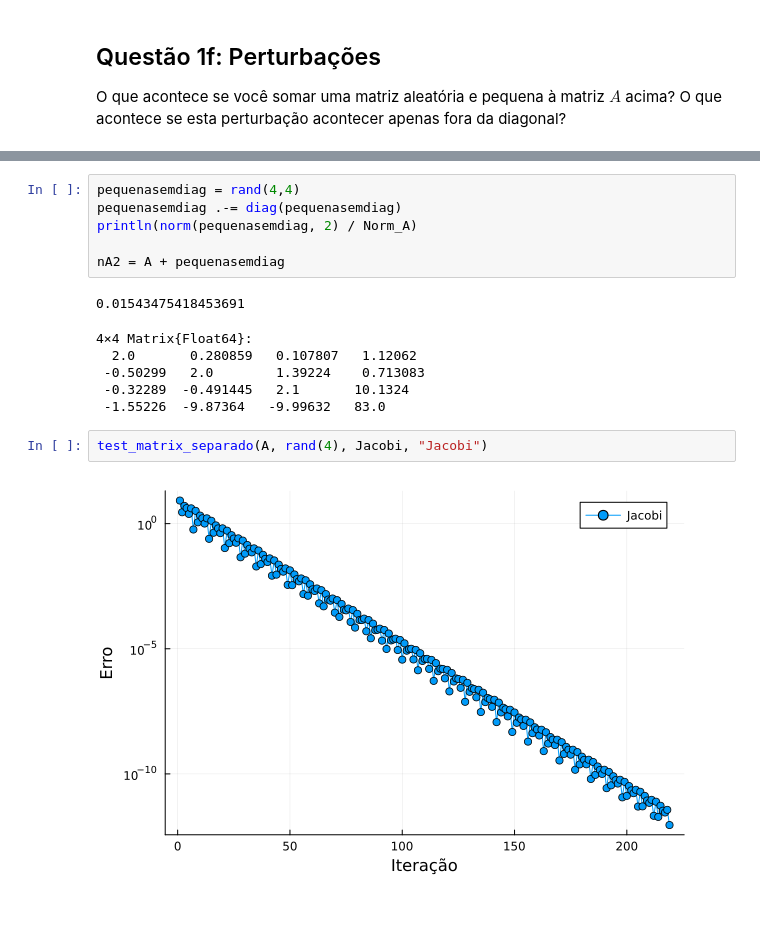
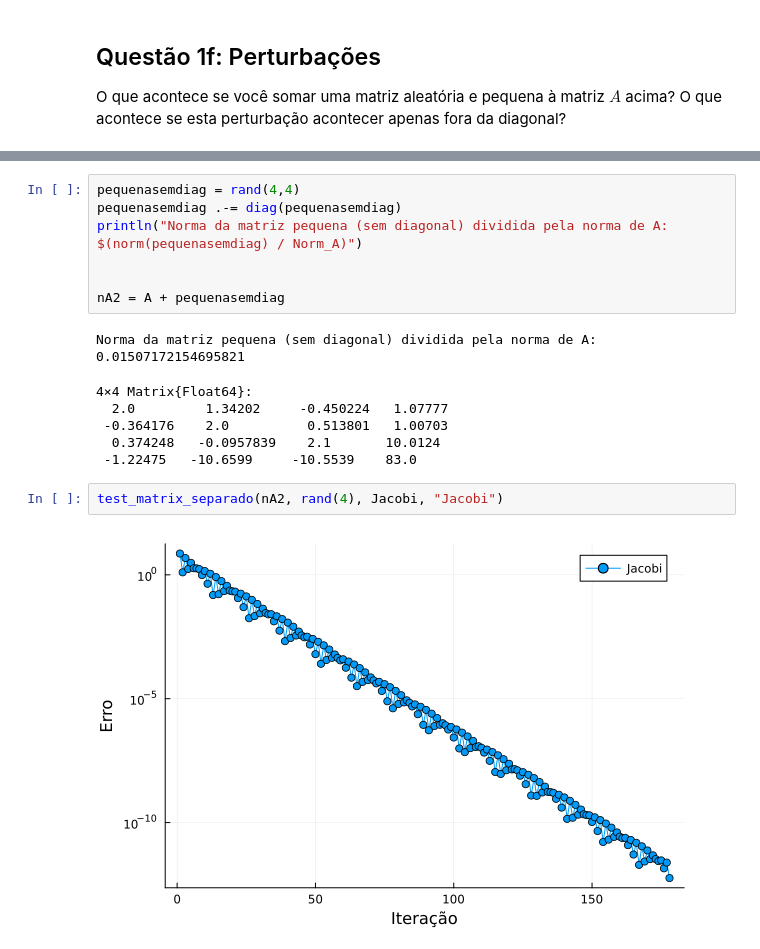
Before and after one commit to FGVTrabalhos/Jacobi, a Jupyter notebook: Projeto2.ipynb, the cells around one changed output, grey strips where cells are left out. Saved outputs shown, nothing was run; the diff lists cells and outputs as text; blank space fills up the shorter version.

```diff
--- a/Projeto2.ipynb
+++ b/Projeto2.ipynb
@@ -401,18 +361,19 @@ test_matrix_separado(nA, rand(4), GaussSiedel, "Gauss Siedel")
 # %%
 pequenasemdiag = rand(4,4)
 pequenasemdiag .-= diag(pequenasemdiag)
-println(norm(pequenasemdiag, 2) / Norm_A)
+println("Norma da matriz pequena (sem diagonal) dividida pela norma de A: $(norm(pequenasemdiag) / Norm_A)")
+
 
 nA2 = A + pequenasemdiag
 # %% [output]
-0.01543475418453691
+Norma da matriz pequena (sem diagonal) dividida pela norma de A: 0.01507172154695821
 4×4 Matrix{Float64}:
-  2.0       0.280859   0.107807   1.12062
- -0.50299   2.0        1.39224    0.713083
- -0.32289  -0.491445   2.1       10.1324
- -1.55226  -9.87364   -9.99632   83.0
+  2.0         1.34202     -0.450224   1.07777
+ -0.364176    2.0          0.513801   1.00703
+  0.374248   -0.0957839    2.1       10.0124
+ -1.22475   -10.6599     -10.5539    83.0
 # %%
-test_matrix_separado(A, rand(4), Jacobi, "Jacobi")
+test_matrix_separado(nA2, rand(4), Jacobi, "Jacobi")
 # %% [output]
-[figure, old version]
+[figure, new version]
 # %%
```
Also changed, not shown: parts of 20 cells of this notebook.
